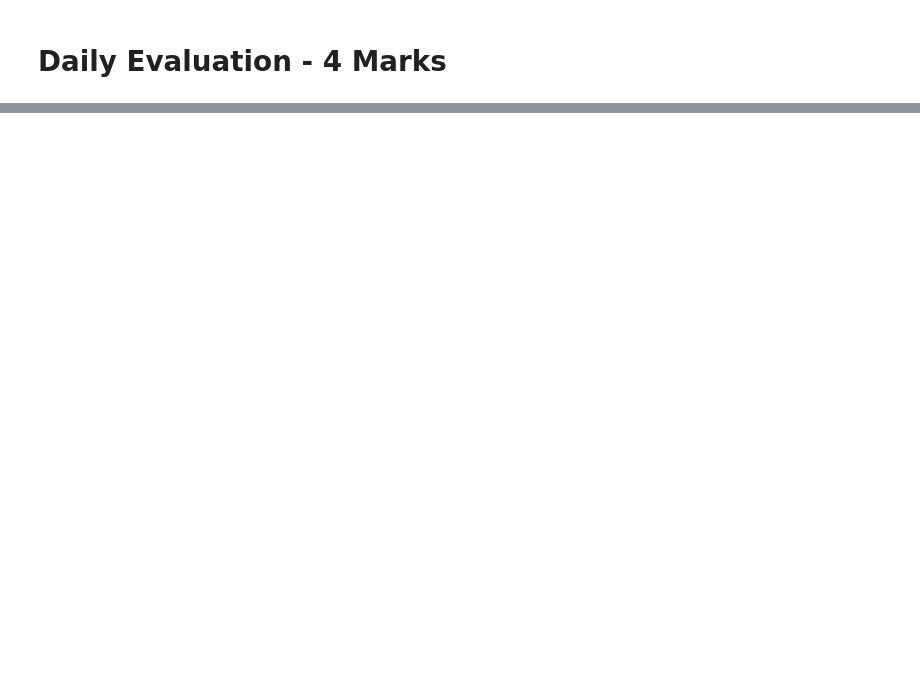
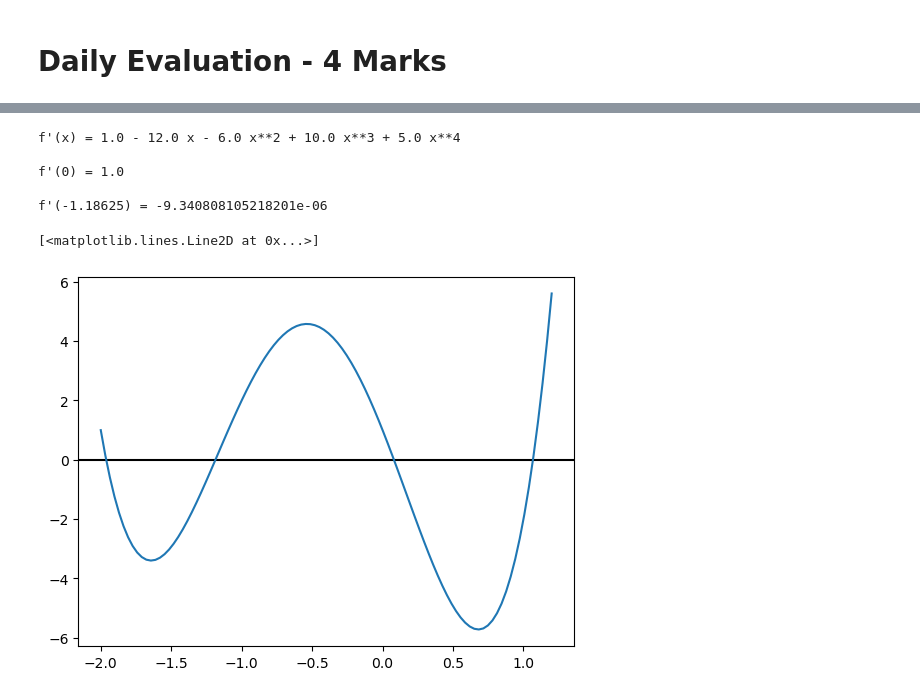
Before and after one commit to TheLubricator/cse330_lab, a Jupyter notebook: lab 5/Lab_5_Differentiation_and_Richardson_Extrapolation.ipynb, the cells around one changed output, grey strips where cells are left out. Drawn from its saved outputs; the diff is of its cells as text; code cells hidden in the pictures; blank space fills up the shorter version.

```diff
--- a/lab 5/Lab_5_Differentiation_and_Richardson_Extrapolation.ipynb
+++ b/lab 5/Lab_5_Differentiation_and_Richardson_Extrapolation.ipynb
@@ -317,0 +438,23 @@ ax.legend()
+# %%
+###question b
+fig, ax = plt.subplots()
+ax.axhline(y=0, color='k')
+
+p_prime = poly.deriv(1)
+print("f'(x) =",p_prime)
+print()
+print("f'(0) =",p_prime(0))
+print()
+print("f'(-1.18625) =",p_prime(-1.18625))
+print()
+
+data2 = p_prime.linspace(domain=[-2, 1.2])
+ax.plot(data2[0], data2[1], label='Derivative')
+# %% [output]
+f'(x) = 1.0 - 12.0 x - 6.0 x**2 + 10.0 x**3 + 5.0 x**4
+
+f'(0) = 1.0
+
+f'(-1.18625) = -9.340808105218201e-06
+[<matplotlib.lines.Line2D at 0x...>]
+[figure, added]
```
Also changed, not shown: parts of 17 cells of this notebook.
